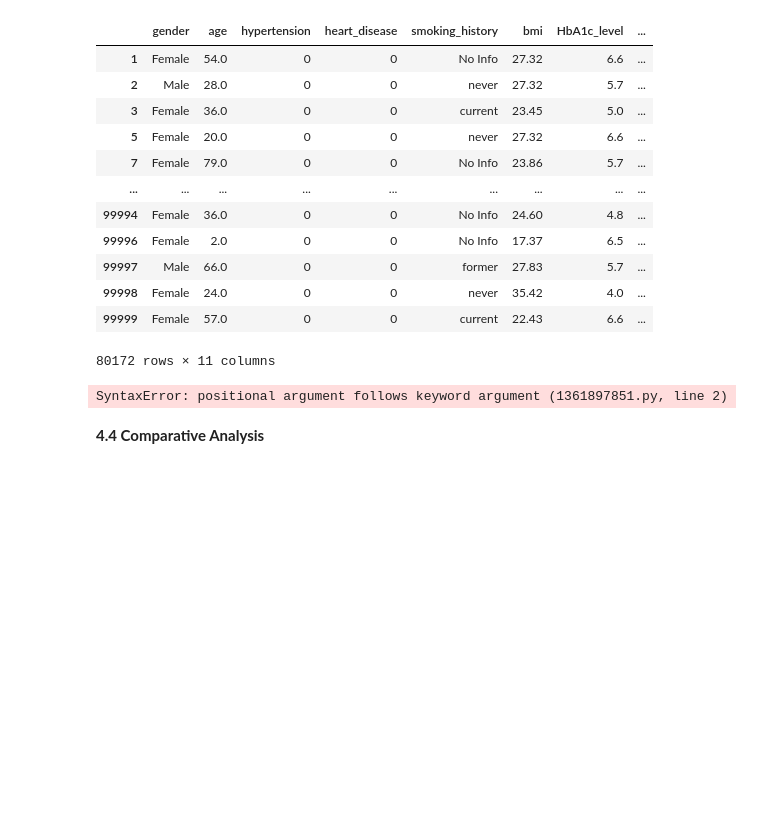
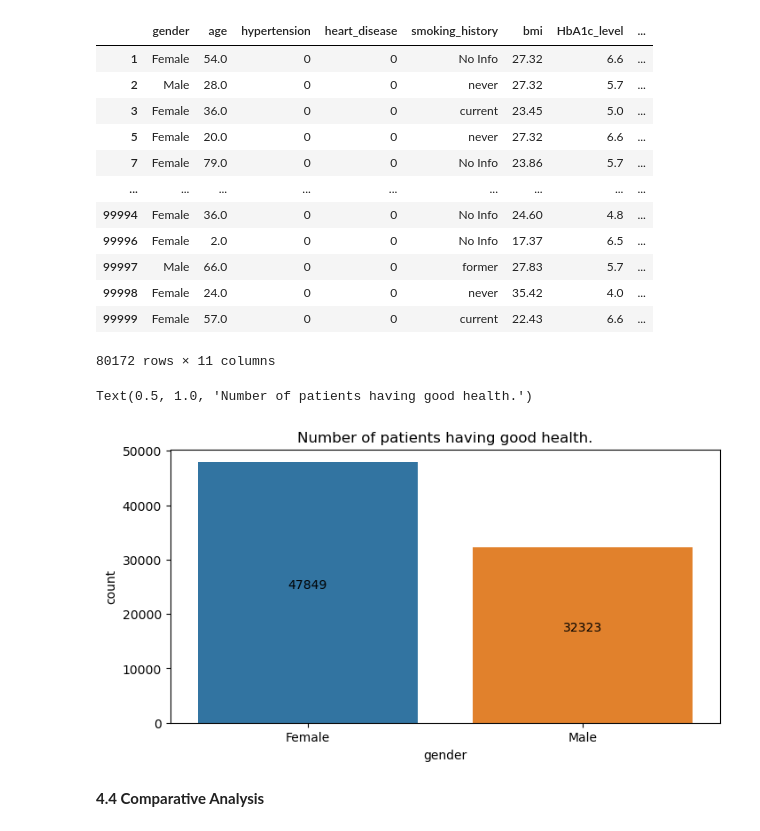
Before and after one commit to iktiyar/Practice-Project, a Jupyter notebook: Diabetes Prediction.ipynb, the cells around one changed output. Saved outputs shown, nothing was run; the diff lists cells and outputs as text; code cells hidden in the pictures; blank space fills up the shorter version.

```diff
--- a/Diabetes Prediction.ipynb
+++ b/Diabetes Prediction.ipynb
@@ -260,9 +260,9 @@ df_risk
 | 99935 | Female | 65.0 | 1 | 1 | never | 33.55 | 8.2 | ... |
 358 rows × 11 columns
 # %%
-# number of critical male and female patients
+# number of  male and female patients having ill health condition
 plt.figure(figsize=(8,4))
-ax = sns.countplot(data=df_risk,x='gender',order=['Female','Male'])
+ax = sns.countplot(data=df_patient,x='gender',order=['Female','Male'])
 for p in ax.patches:
         ax.annotate(format(p.get_height(),'.0f'),
                       (p.get_x()+ p.get_width()/2.,p.get_height()/2),
@@ -274,9 +274,9 @@ plt.title('Number of patients having all three problem.')
 Text(0.5, 1.0, 'Number of patients having all three problem.')
 [figure]
 # %%
-# countplot of critical diabetic patients
+# countplot of  diabetic patients with heart_disease and hypertension
 plt.figure()
-ax = sns.countplot(data=df_risk,x='smoking_history')
+ax = sns.countplot(data=df_patient,x='smoking_history')
 for p in ax.patches:
         ax.annotate(format(p.get_height(),'.0f'),
                       (p.get_x()+ p.get_width()/2.,p.get_height()),
@@ -309,17 +309,18 @@ df_good
 80172 rows × 11 columns
 # %%
 # number of  male and female having good health
-plt.figure(figsize=8,4)
+plt.figure(figsize=(8,4))
 ax = sns.countplot(data=df_good,x='gender')
 for p in ax.patches:
         ax.annotate(format(p.get_height(),'.0f'),
                       (p.get_x()+ p.get_width()/2.,p.get_height()/2),
                       ha='center',va='center',
                       xytext = (0,6),
                       textcoords = 'offset points')
 plt.title('Number of patients having good health.')
 # %% [output]
-SyntaxError: positional argument follows keyword argument (1361897851.py, line 2)
+Text(0.5, 1.0, 'Number of patients having good health.')
+[figure, added]
 # %% [markdown]
 **4.4 Comparative Analysis**
 # %%
```
Also changed, not shown: parts of 7 cells of this notebook.
